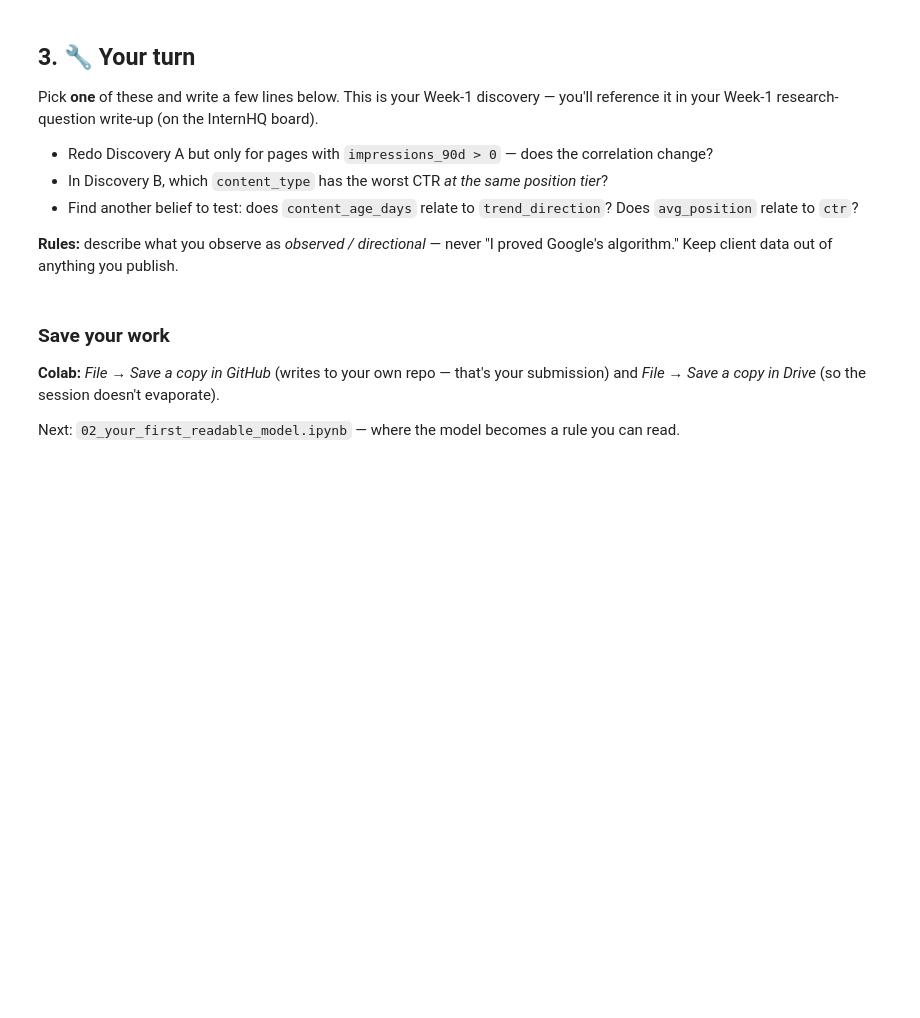
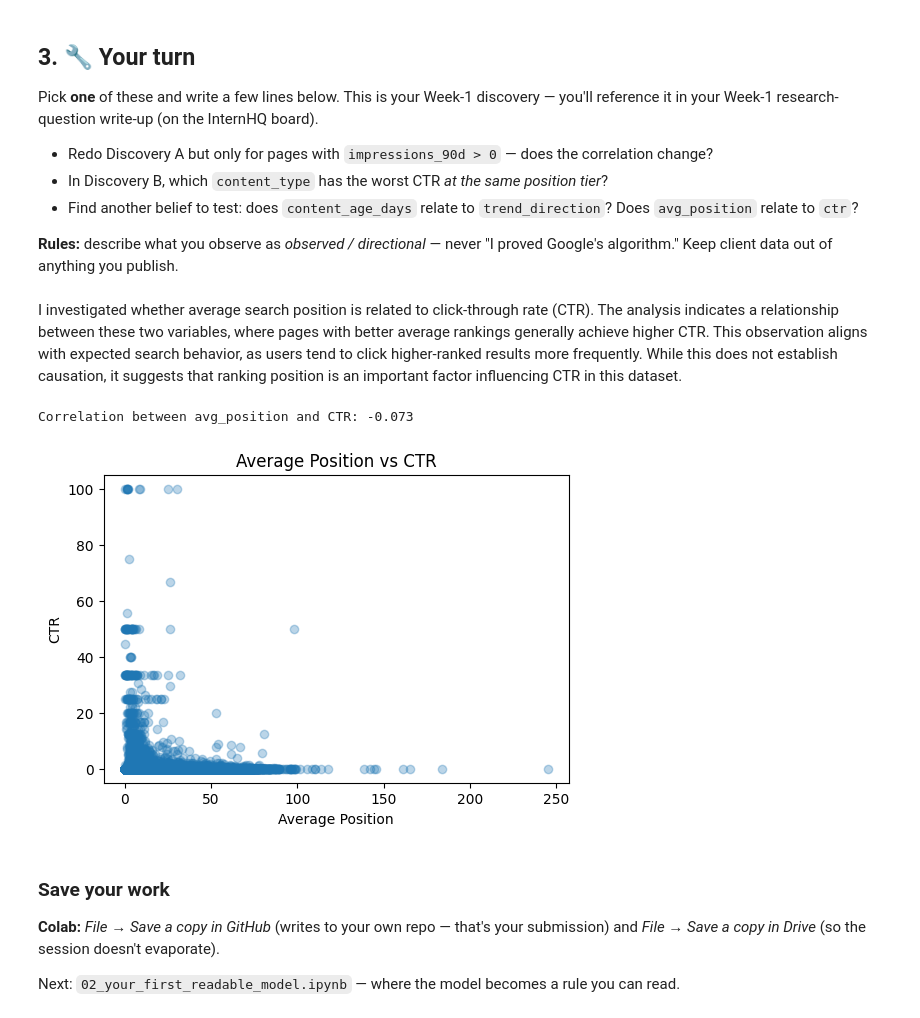
Before and after one commit to Shakir-Raza/flyrank-ml-internship, a Jupyter notebook: notebooks/01_first_look_and_discovery.ipynb, the cells around one changed output. Cells and saved outputs as stored; diff of their text form; code cells hidden in the pictures; blank space fills up the shorter version.

```diff
--- a/notebooks/01_first_look_and_discovery.ipynb
+++ b/notebooks/01_first_look_and_discovery.ipynb
@@ -97,8 +151,26 @@ Pick **one** of these and write a few lines below. This is your Week-1 discovery
 - Find another belief to test: does `content_age_days` relate to `trend_direction`? Does `avg_position` relate to `ctr`?
 
 **Rules:** describe what you observe as *observed / directional* — never "I proved Google's algorithm." Keep client data out of anything you publish.
+# %% [markdown]
+I investigated whether average search position is related to click-through rate (CTR). The analysis indicates a relationship between these two variables, where pages with better average rankings generally achieve higher CTR. This observation aligns with expected search behavior, as users tend to click higher-ranked results more frequently. While this does not establish causation, it suggests that ranking position is an important factor influencing CTR in this dataset.
 # %%
 # Your discovery here
+import matplotlib.pyplot as plt
+
+# Calculate correlation
+corr = df["avg_position"].corr(df["ctr"])
+print(f"Correlation between avg_position and CTR: {corr:.3f}")
+
+# Scatter plot
+plt.figure(figsize=(6,4))
+plt.scatter(df["avg_position"], df["ctr"], alpha=0.3)
+plt.xlabel("Average Position")
+plt.ylabel("CTR")
+plt.title("Average Position vs CTR")
+plt.show()
+# %% [output]
+Correlation between avg_position and CTR: -0.073
+[figure, added]
 # %% [markdown]
 ### Save your work
 **Colab:** *File → Save a copy in GitHub* (writes to your own repo — that's your submission) and *File → Save a copy in Drive* (so the session doesn't evaporate).
```
Also changed, not shown: parts of 7 cells of this notebook.
